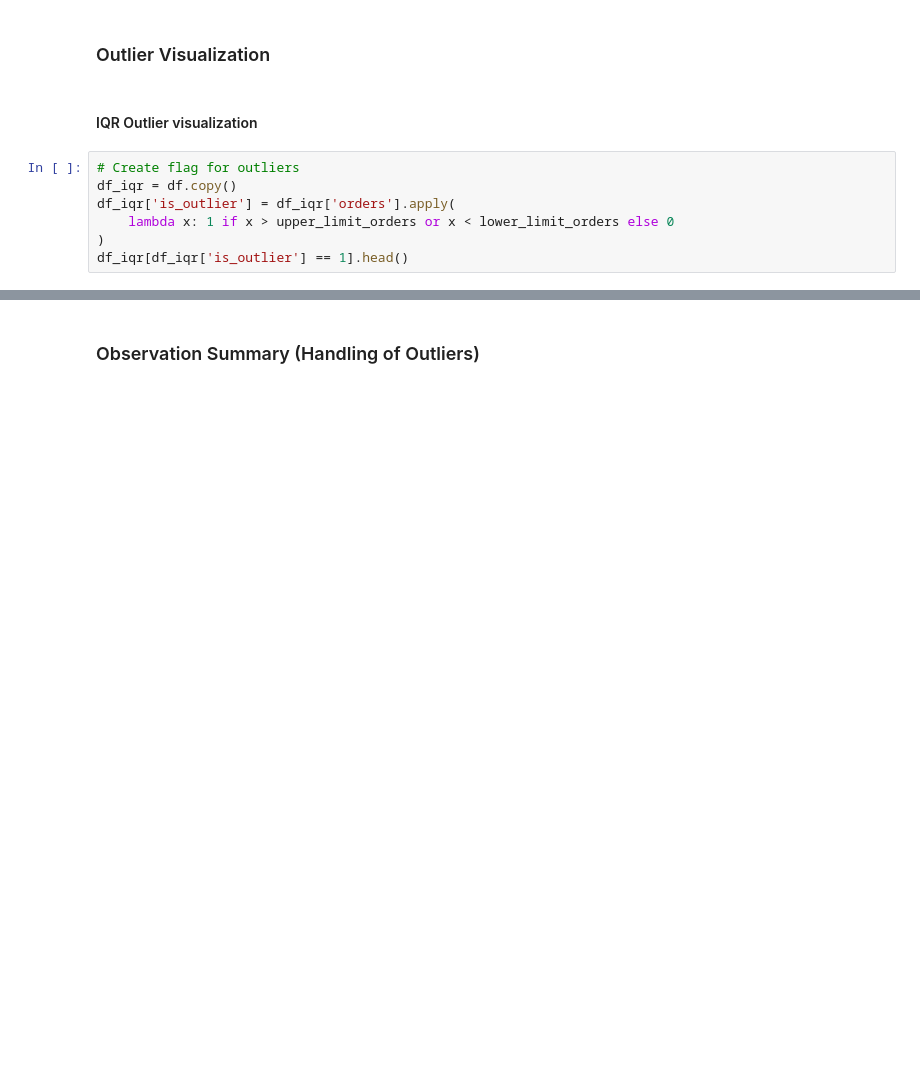
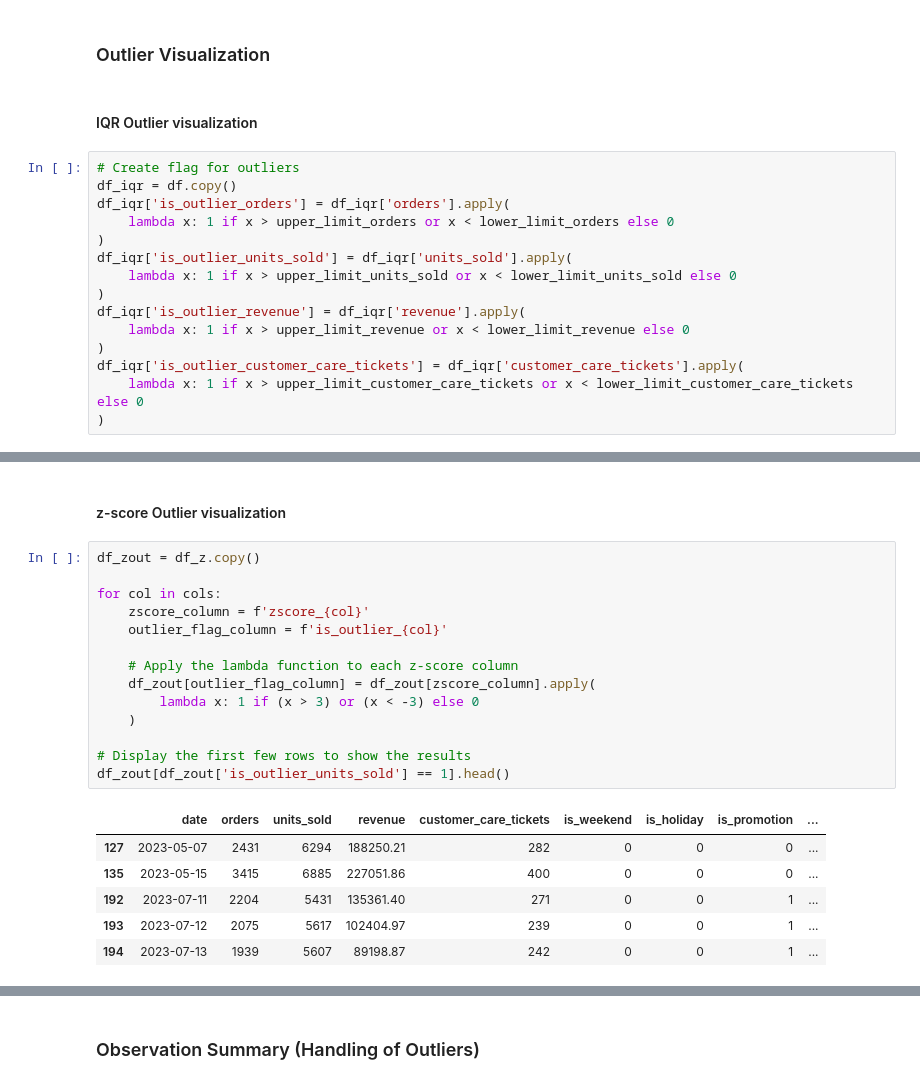
Before and after one commit to traha-89/ecommerce_demand_forecasting, a Jupyter notebook: notebooks/demand_forecasting_analysis.ipynb, the cells around one changed output, grey strips where cells are left out. Cells and saved outputs as stored; diff of their text form; blank space fills up the shorter version.

```diff
--- a/notebooks/demand_forecasting_analysis.ipynb
+++ b/notebooks/demand_forecasting_analysis.ipynb
@@ -143,7 +143,15 @@ for c in cols:
 # %%
 # Create flag for outliers
 df_iqr = df.copy()
-df_iqr['is_outlier'] = df_iqr['orders'].apply(
+df_iqr['is_outlier_orders'] = df_iqr['orders'].apply(
     lambda x: 1 if x > upper_limit_orders or x < lower_limit_orders else 0
 )
-df_iqr[df_iqr['is_outlier'] == 1].head()
+df_iqr['is_outlier_units_sold'] = df_iqr['units_sold'].apply(
+    lambda x: 1 if x > upper_limit_units_sold or x < lower_limit_units_sold else 0
+)
+df_iqr['is_outlier_revenue'] = df_iqr['revenue'].apply(
+    lambda x: 1 if x > upper_limit_revenue or x < lower_limit_revenue else 0
+)
+df_iqr['is_outlier_customer_care_tickets'] = df_iqr['customer_care_tickets'].apply(
+    lambda x: 1 if x > upper_limit_customer_care_tickets or x < lower_limit_customer_care_tickets else 0
+)
@@ -174,0 +212,23 @@ plt.show()
+# %% [markdown]
+#### z-score Outlier visualization
+# %%
+df_zout = df_z.copy()
+
+for col in cols:
+    zscore_column = f'zscore_{col}'
+    outlier_flag_column = f'is_outlier_{col}'
+
+    # Apply the lambda function to each z-score column
+    df_zout[outlier_flag_column] = df_zout[zscore_column].apply(
+        lambda x: 1 if (x > 3) or (x < -3) else 0
+    )
+
+# Display the first few rows to show the results
+df_zout[df_zout['is_outlier_units_sold'] == 1].head()
+# %% [output]
+|  | date | orders | units_sold | revenue | customer_care_tickets | is_weekend | is_holiday | is_promotion | ... |
+| 127 | 2023-05-07 | 2431 | 6294 | 188250.21 | 282 | 0 | 0 | 0 | ... |
+| 135 | 2023-05-15 | 3415 | 6885 | 227051.86 | 400 | 0 | 0 | 0 | ... |
+| 192 | 2023-07-11 | 2204 | 5431 | 135361.40 | 271 | 0 | 0 | 1 | ... |
+| 193 | 2023-07-12 | 2075 | 5617 | 102404.97 | 239 | 0 | 0 | 1 | ... |
+| 194 | 2023-07-13 | 1939 | 5607 | 89198.87 | 242 | 0 | 0 | 1 | ... |
```
Also changed, not shown: parts of 8 cells of this notebook.
